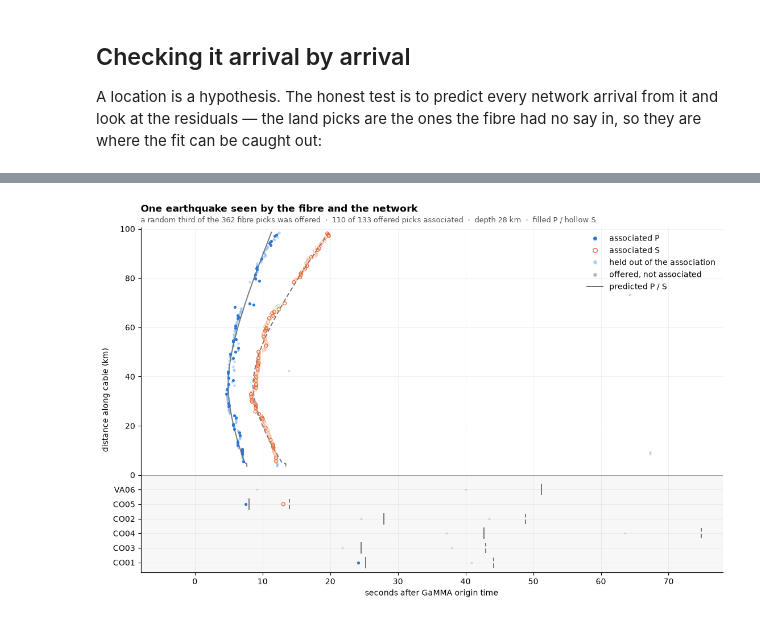
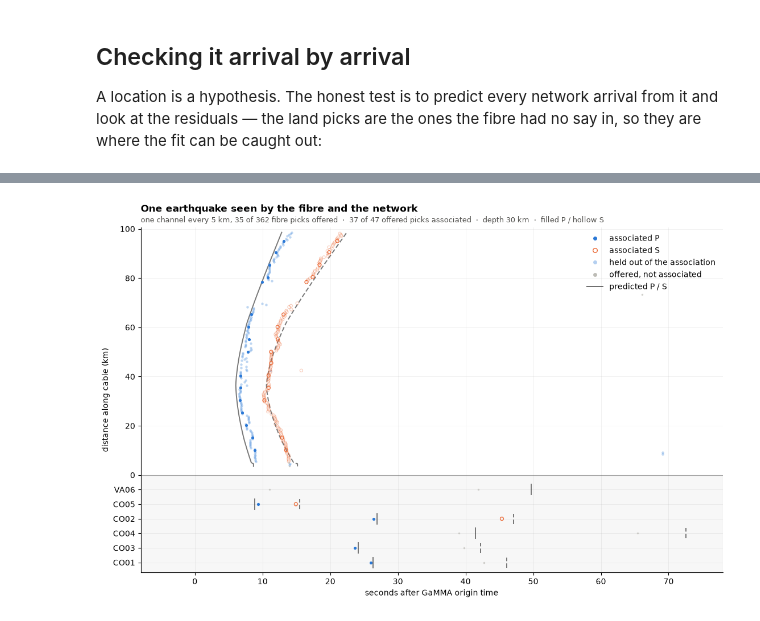
Before and after one commit to xdas-dev/tutorials, a Jupyter notebook: 06_catalog_with_gamma.ipynb, the cells around one changed output, grey strips where cells are left out. Drawn from its saved outputs; the diff is of its cells as text; code cells hidden in the pictures.

```diff
--- a/06_catalog_with_gamma.ipynb
+++ b/06_catalog_with_gamma.ipynb
@@ -158,12 +175,21 @@ set, to within a kilometre of depth, in a third of the time.
 # %%
-sample = das_gamma_picks.sample(frac=1 / 3, random_state=42).sort_index()
+spacing = 5.0  # km between the channels we keep
+
+along = das_stations["id"].str.split(".").str[1].astype(float) / 1000  # km along the cable
+keep = das_stations.loc[~(along // spacing).duplicated(), "id"]
+
+sample = das_gamma_picks[das_gamma_picks["id"].isin(keep)]
 held_out = das_gamma_picks.drop(sample.index)
 
 combined_stations = pd.concat([stations, das_stations], ignore_index=True)
 combined_picks = pd.concat([gamma_picks, sample], ignore_index=True)
 
 print(
-    f"{len(gamma_picks)} station picks + {len(sample)} of {len(das_gamma_picks)} fibre picks "
+    f"one channel every {spacing:.0f} km keeps {len(keep)} of {len(das_stations)} channels, "
+    f"{len(sample)} of {len(das_gamma_picks)} fibre picks ({100 * len(sample) / len(das_gamma_picks):.0f}%)"
+)
+print(
+    f"{len(gamma_picks)} station picks + {len(sample)} fibre picks "
     f"= {len(combined_picks)} picks over {len(combined_stations)} positions"
 )
 # %% [output]
@@ -488,32 +473,32 @@ ax.set_xlim(-8, 78)
 ax.set_ylim(min(lane.values()) - 0.7 * step, cable_km.max() * 1.02)
 ax.set_xlabel("seconds after GaMMA origin time")
 ax.set_ylabel("distance along cable (km)")
 ax.grid(True, color=INK, alpha=0.06, lw=0.6)
 ax.set_axisbelow(True)
 ax.spines["top"].set_visible(False)
 ax.spines["right"].set_visible(False)
 
 ax.set_title(
     "One earthquake seen by the fibre and the network",
     loc="left", pad=20, fontweight="bold",
 )
 ax.text(
     0, 1.015,
-    f"a random third of the {len(das_gamma_picks)} fibre picks was offered  ·  "
+    f"one channel every {spacing:.0f} km, {len(sample)} of {len(das_gamma_picks)} fibre picks offered  ·  "
     f"{int(p['assoc'].sum())} of {len(combined_picks)} offered picks associated  ·  "
     f"depth {event['depth(km)']:.0f} km  ·  filled P / hollow S",
     transform=ax.transAxes, fontsize=9, color="#52514e",
 )
 ax.legend(
     handles=[
         Line2D([], [], marker="o", ls="none", ms=5, mfc=P_C, mec="none", label="associated P"),
         Line2D([], [], marker="o", ls="none", ms=5.5, mfc="none", mec=S_C, mew=1, label="associated S"),
         Line2D([], [], marker="o", ls="none", ms=5, mfc=P_C, mec="none", alpha=0.35, label="held out of the association"),
         Line2D([], [], marker="o", ls="none", ms=5, mfc=GREY, mec="none", label="offered, not associated"),
         Line2D([], [], color=INK, lw=1.4, alpha=0.6, label="predicted P / S"),
     ],
     loc="upper right", frameon=False,
 )
 plt.show()
 # %% [output]
-[figure, old version]
+[figure, new version]
```
Also changed, not shown: parts of 13 cells of this notebook.
